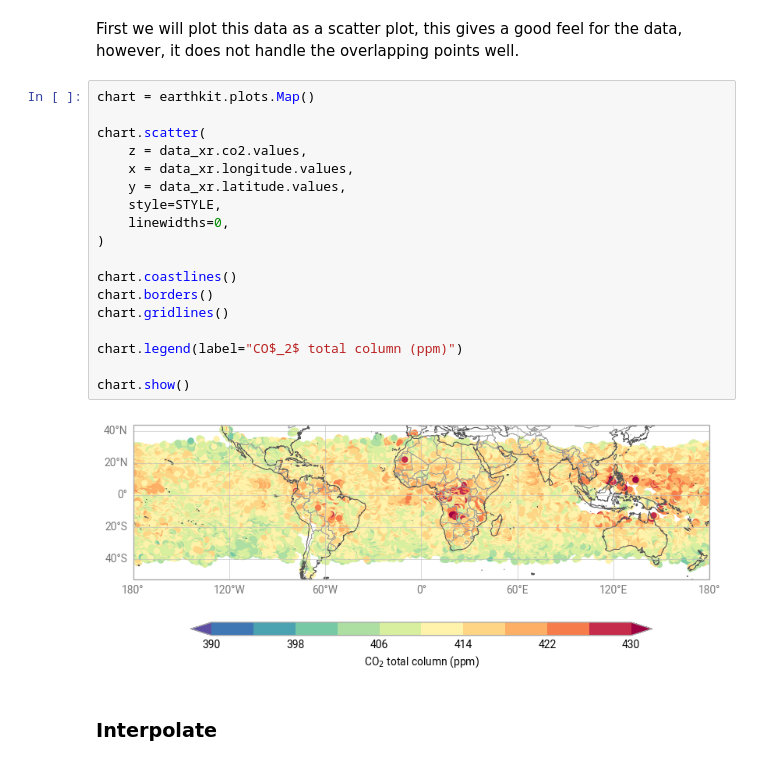
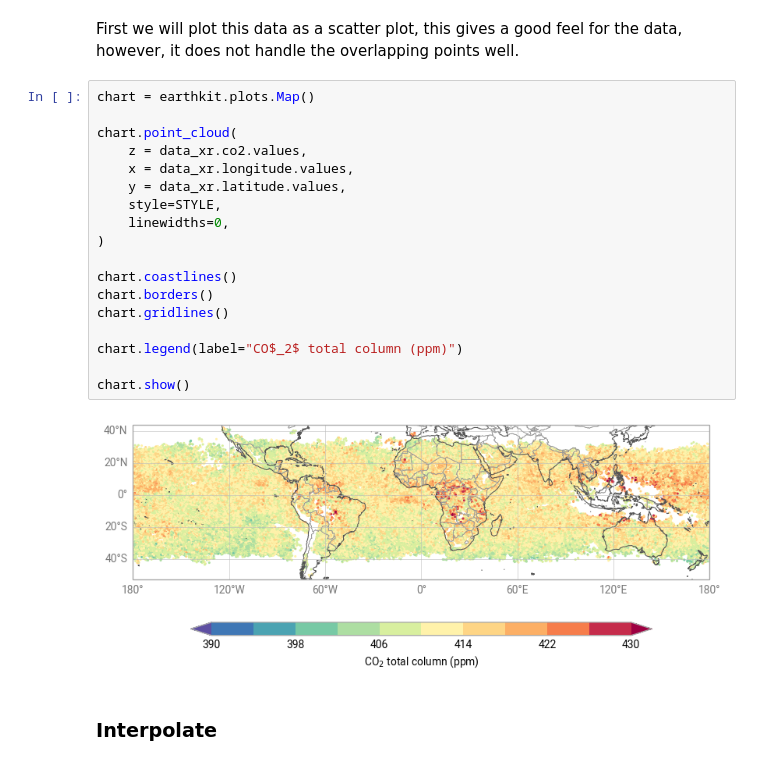
Before and after one commit to ecmwf/earthkit-plots, a Jupyter notebook: docs/examples/examples/unstructured-data.ipynb, the cells around one changed output. Saved outputs shown, nothing was run; the diff lists cells and outputs as text.

```diff
--- a/docs/examples/examples/unstructured-data.ipynb
+++ b/docs/examples/examples/unstructured-data.ipynb
@@ -111,23 +111,23 @@ First we will plot this data as a scatter plot, this gives a good feel for the d
 # %%
 chart = earthkit.plots.Map()
 
-chart.scatter(
+chart.point_cloud(
     z = data_xr.co2.values,
     x = data_xr.longitude.values,
     y = data_xr.latitude.values,
     style=STYLE,
     linewidths=0,
 )
 
 chart.coastlines()
 chart.borders()
 chart.gridlines()
 
 chart.legend(label="CO$_2$ total column (ppm)")
 
 chart.show()
 # %% [output]
-[figure, old version]
+[figure, new version]
 # %% [markdown]
 ### Interpolate
 # %% [markdown]
```
Also changed, not shown: parts of 4 cells of this notebook.
